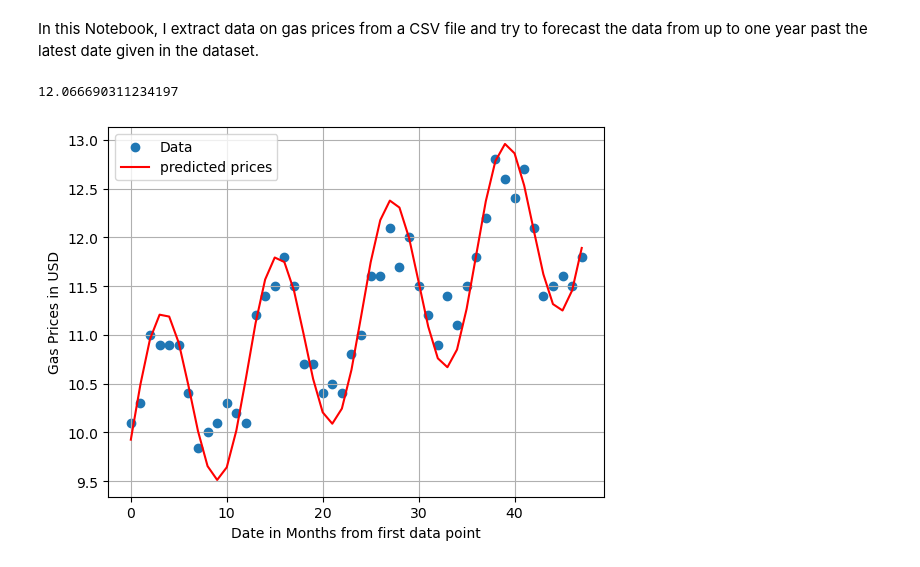
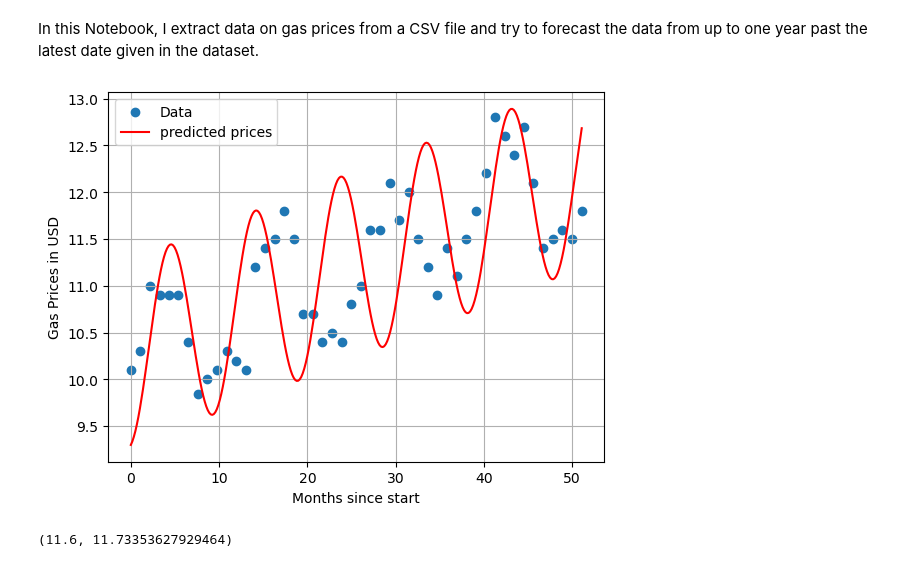
Before and after one commit to db423/ml-projects, a Jupyter notebook: Gas Prices.ipynb, the cells around one changed output. Cells and saved outputs as stored; diff of their text form; code cells hidden in the pictures.

```diff
--- a/Gas Prices.ipynb
+++ b/Gas Prices.ipynb
@@ -14,6 +14,8 @@ import matplotlib.pyplot as plt
 csv_path = Path.home() /"downloads"/ "Nat_Gas.csv"
 df = pd.read_csv(csv_path,low_memory = False)
 # %%
+df['Dates'] = pd.to_datetime(df['Dates'])
+df['Months_since_start'] = (df['Dates'] - df['Dates'].min()) / np.timedelta64(4, 'W')
 def linear_sin_model(x, a, b, c, d, e, f):
     """
     Linear and trig function mixed
@@ -23,44 +25,37 @@ def linear_sin_model(x, a, b, c, d, e, f):
     """
     return a * x + b + d + np.sin(2*np.pi*(e*x+f)) + c
 
-def fit_gas_prices(dates, prices):
-    """
-    Fitting data to linear sin model
-    dates: Input date array
-    prices: Gas price array according to date
-    """
-    #Normalise dates to start from 0
-    start_dates = min(dates)
-    normalised_dates = np.array(dates) - start_dates
-    # Perform curve fitting to get coeffs, and unpack
-    coeffs, _ = curve_fit(linear_sin_model, normalised_dates, prices)
-    a,b,c,d,e,f = coeffs
-    #create and return prediction function
+x_data = df['Months_since_start']
+y_data = df['Prices']
+params, params_covariance = curve_fit(linear_sin_model, x_data, y_data, p0=[0.01,10,0,1,0.1,0])
 
-    def predict_gas_price(date):
-        normalised_date = date - start_dates
+params
 
-        #use model to predict
-        return linear_sin_model(normalised_date, a, b, c, d, e, f)
-
-    return predict_gas_price
+x_model = np.linspace(x_data.min(),x_data.max(), 300)
+y_model = linear_sin_model(x_model, *params)
-# %%
-dates = np.arange(48)
-gas_prices = df['Prices']
-
-predict_gas_prices = fit_gas_prices(dates, gas_prices) #our linear sin graph
-date_to_predict = 58
-predicted_price = predict_gas_prices(date_to_predict)
-print(predicted_price)
-# %% [output]
-12.066690311234197
 # %%
-plt.scatter(dates,gas_prices,label = 'Data')
-plt.plot(dates,predict_gas_prices(np.array(dates)),color = 'red',label = 'predicted prices')
-plt.xlabel('Date in Months from first data point')
+plt.scatter(x_data,y_data,label = 'Data')
+plt.plot(x_model,y_model,color = 'red',label = 'predicted prices')
+plt.xlabel('Months since start')
 plt.ylabel('Gas Prices in USD')
 plt.legend()
 plt.grid(True)
 plt.show()
 # %% [output]
-[figure, old version]
+[figure, new version]
+# %%
+def predict_gas_price(date):
+    input_date = pd.to_datetime(date)
+    if input_date in df['Dates'].values:
+        return df.loc[df['Dates'] == input_date, 'Prices'].values[0]
+    else:
+        months_since_start = (input_date - df['Dates'].min()) / np.timedelta64(4,'W')
+        predicted_price = linear_sin_model(months_since_start, *params)
+        return predicted_price
+
+test_historical = "12/31/22"
+test_future = "4/30/25"
+
+predict_gas_price(test_historical), predict_gas_price(test_future)
+# %% [output]
+(11.6, 11.73353627929464)
```
Also changed, not shown: parts of 1 cell of this notebook.
